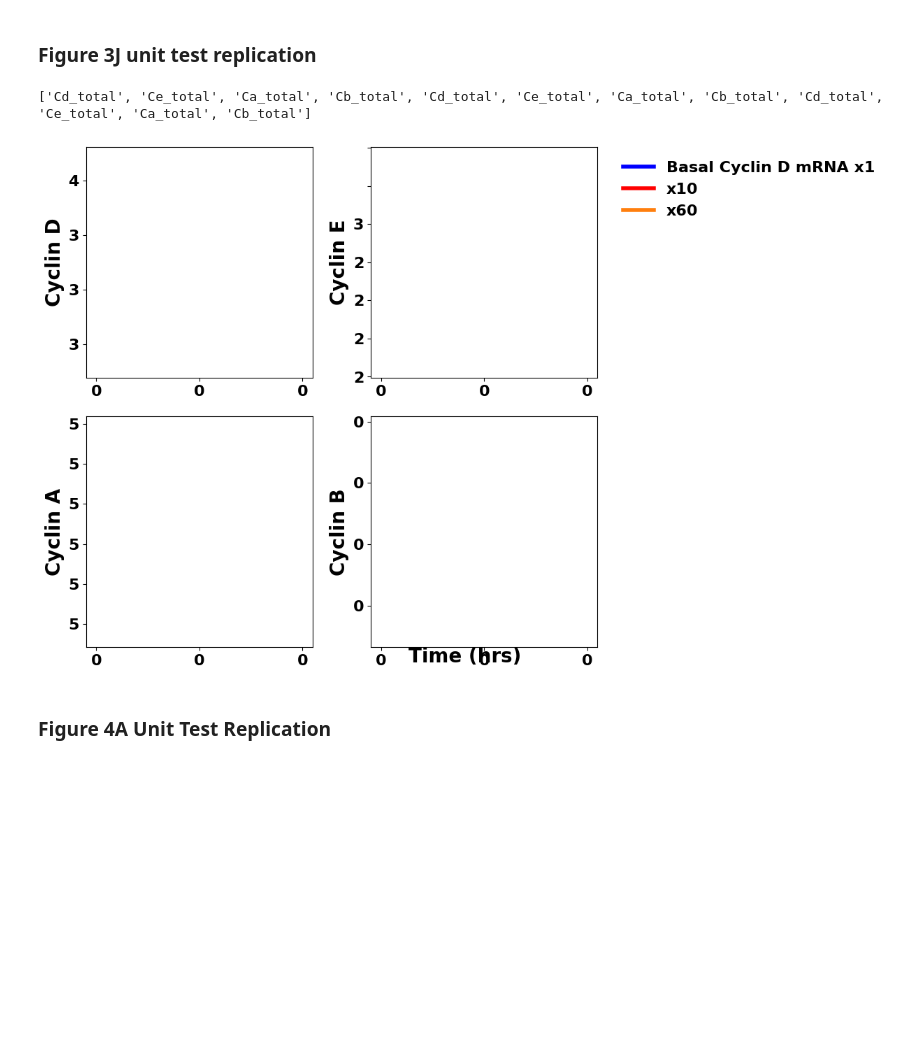
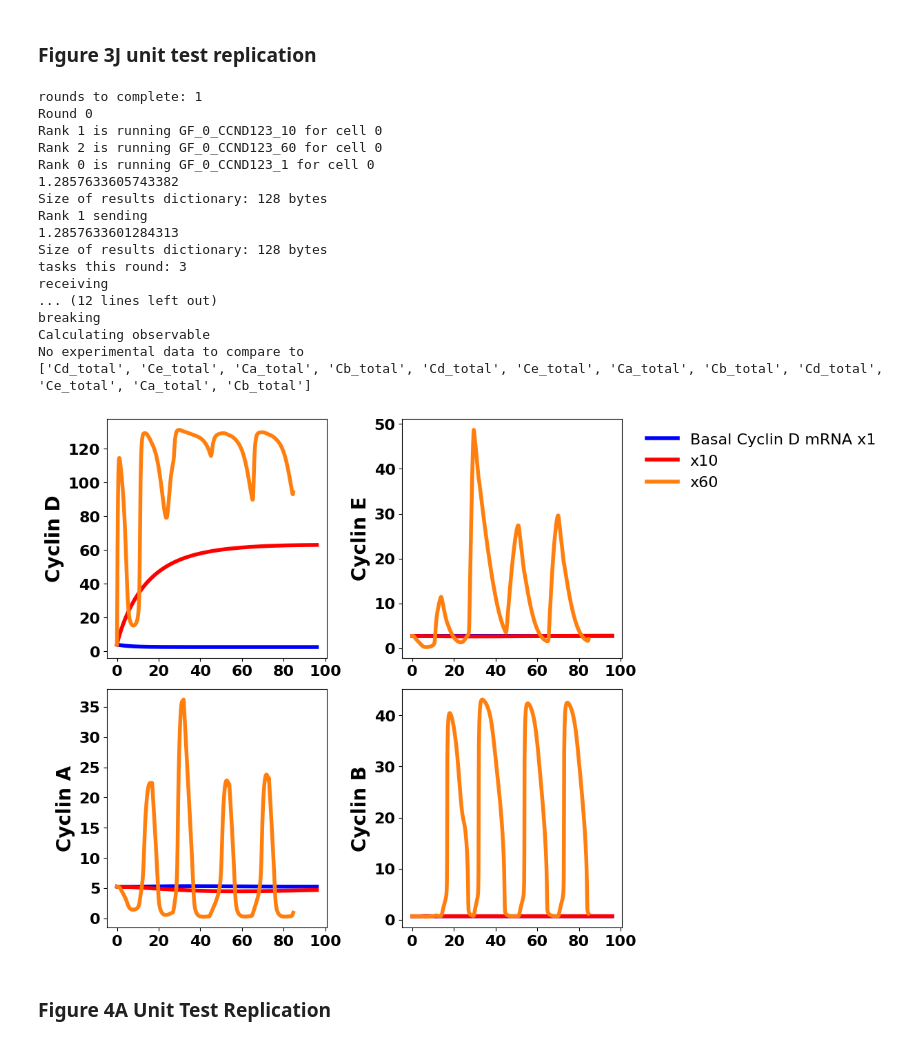
Before and after one commit to birtwistlelab/SPARCED, a Jupyter notebook: unit_tests/src/benchmark evaluation notebook.ipynb, the cells around one changed output. Cells and saved outputs as stored; diff of their text form; code cells hidden in the pictures; blank space fills up the shorter version.

```diff
--- a/unit_tests/src/benchmark evaluation notebook.ipynb
+++ b/unit_tests/src/benchmark evaluation notebook.ipynb
@@ -392,9 +430,9 @@ fig.savefig('Fig3BCD.png', bbox_inches='tight', dpi=300)
 # %% [markdown]
 ### Figure 3E unit test replication
 # %%
-os.chdir(os.path.join(sparced_root, 'unit_tests/Fig3E/results'))
-
-with open ('Fig3E.pkl', 'rb') as f:
+os.chdir(os.path.join(sparced_root, 'unit_tests/Fig3E/scripts'))
+!mpiexec -n 8 python3 run_unit_test.py
+with open ('../results/Fig3E.pkl', 'rb') as f:
     data = pickle.load(f)
 
 conds = []
@@ -437,5 +475,5 @@ axs[2].set_xlabel('Time (hrs)', weight='bold', fontsize=20)
 fig.text(0.0, 0.5, 'Active p53 (nM)', va='center', rotation='vertical', weight='bold', fontsize=20)
 
 plt.tight_layout()
-# fig.savefig('../results/Fig3E.png')
+fig.savefig('../results/Fig3E.png')
 # %% [output]
@@ -479,9 +535,9 @@ fig.savefig('Fig3F_ERM.png')
 # %% [markdown]
 ### Fig 3G Unit Test Replication
 # %%
-os.chdir(os.path.join(sparced_root, 'unit_tests/Fig3G/results'))
-
-with open('Fig3G.pkl', 'rb') as f:
+os.chdir(os.path.join(sparced_root, 'unit_tests/Fig3G/scripts'))
+!mpiexec -n 8 python3 run_unit_test.py
+with open('../results/Fig3G.pkl', 'rb') as f:
    data = pickle.load(f)
 
 traildoses = np.array([0.000385, 0.001925, 0.00385, 0.01925, 0.0385, 0.1925, 0.385, 1.9250, 3.85, 19.25, 38.5])
@@ -518,18 +574,17 @@ axs[1].set_xlabel('Time (hrs)', weight='bold', fontsize=20)
 # Set the y-axis label
 fig.text(0.025, 0.5, 'Time to Death (hrs)', va='center', rotation='vertical', weight='bold', fontsize=20)
 
-fig.savefig('Fig3G.png', dpi=300, bbox_inches='tight')
+fig.savefig('../results/Fig3G.png', dpi=300, bbox_inches='tight')
 # %% [output]
 [figure]
 # %% [markdown]
 ## Fig 3H Unit Test Replication
 # %%
-os.chdir(os.path.join(sparced_root, 'unit_tests/Fig3H/results/'))
-with open('Fig3H.pkl', 'rb') as f:
+os.chdir(os.path.join(sparced_root, 'unit_tests/Fig3H/scripts/'))
+# !mpiexec -n 8 python3 run_unit_test.py
+with open('../results/Fig3H.pkl', 'rb') as f:
     data = pickle.load(f)
 
-# for condition in data:
-#     print(data[condition].keys())
 doses = [0.0385, 0.1925, 0.385, 1.925, 3.85, 19.25, 38.5]
 alive_ratio = CellDeathMetrics(data, 'cPARP_total').alive_ratio(percent=True)
 print(alive_ratio)
@@ -552,5 +607,5 @@ ax.set_yticklabels(ax.get_yticks(), weight='bold', fontsize=16)
 legend_properties = {'weight':'bold'}
 plt.legend(['Experimental','Simulations'], frameon = False, bbox_to_anchor=[1.05, 1], loc='upper left', fontsize=16, prop=legend_properties)
 plt.tight_layout()
-plt.savefig('Fig3H.png', dpi=300, bbox_inches='tight')
+plt.savefig('../results/Fig3H.png', dpi=300, bbox_inches='tight')
 # %% [output]
@@ -559,9 +614,9 @@ plt.savefig('Fig3H.png', dpi=300, bbox_inches='tight')
 # %% [markdown]
 ### Fig 3I Unit Test Replication
 # %%
-os.chdir(os.path.join(sparced_root, 'unit_tests/Fig3I/results'))
-
-with open('Fig3I.pkl', 'rb') as f:
+os.chdir(os.path.join(sparced_root, 'unit_tests/Fig3I/scripts/'))
+!mpiexec -n 8 python3 run_unit_test.py
+with open('../results/Fig3I.pkl', 'rb') as f:
     data = pickle.load(f)
 
 plt.figure(figsize=(7, 4))
@@ -578,5 +633,5 @@ plt.xticks(fontsize=16, weight='bold')
 plt.yticks(fontsize=16, weight='bold')
 plt.legend(['Low TRAIL dose','+ppERK / +ppAKT','+PUMA / +NOXA'], bbox_to_anchor=(1.05, 1), loc='upper left', frameon=False)
 plt.tight_layout()
-plt.savefig(os.path.join(sparced_root, 'unit_test_3I.png'), dpi=300)
+plt.savefig(os.path.join('../results/unit_test_3I.png'), dpi=300)
 # %% [output]
@@ -584,8 +656,9 @@ plt.savefig(os.path.join(sparced_root, 'unit_test_3I.png'), dpi=300)
 # %% [markdown]
 ### Figure 3J unit test replication
 # %%
-os.chdir(os.path.join(sparced_root, 'unit_tests/Fig3J/results'))
-with open('Fig3J.pkl', 'rb') as f:
+os.chdir(os.path.join(sparced_root, 'unit_tests/Fig3J/scripts'))
+!mpiexec -n 8 python3 run_unit_test.py
+with open('../results/Fig3J.pkl', 'rb') as f:
     data = pickle.load(f)
 
 observables = []
@@ -610,38 +683,51 @@ ax[0,0].set_ylabel('Cyclin D', weight='bold', fontsize=20)
 ax[0,1].plot(data[conditions[0]]['cell 0'][observables[1]]['toutS']/3600, data[conditions[0]]['cell 0'][observables[1]]['xoutS'], linewidth=4, color='b')
 ax[0,1].plot(data[conditions[1]]['cell 0'][observables[1]]['toutS']/3600, data[conditions[1]]['cell 0'][observables[1]]['xoutS'], linewidth=4, color='r')
 ax[0,1].plot(data[conditions[2]]['cell 0'][observables[1]]['toutS']/3600, data[conditions[2]]['cell 0'][observables[1]]['xoutS'], linewidth=4, color='tab:orange')
 ax[0,1].set_yticklabels(ax[0,1].get_yticks().astype(int), weight='bold', fontsize=16)
 ax[0,1].set_xticklabels(ax[0,1].get_xticks().astype(int), weight='bold', fontsize=16)
 # ax[0,1].set_title('Cyclin E', weight='bold', fontsize=16)
 ax[0,1].set_ylabel('Cyclin E', weight='bold', fontsize=20)
 ax[0,1].legend(['Basal Cyclin D mRNA x1', 'x10', 'x60'], bbox_to_anchor=(1.05, 1), loc='upper left', frameon=False, fontsize=16)
 
 #Cyclin A plot
 ax[1,0].plot(data[conditions[0]]['cell 0'][observables[2]]['toutS']/3600, data[conditions[0]]['cell 0'][observables[2]]['xoutS'], linewidth=4, color='b')
 ax[1,0].plot(data[conditions[1]]['cell 0'][observables[2]]['toutS']/3600, data[conditions[1]]['cell 0'][observables[2]]['xoutS'], linewidth=4, color='r')
 ax[1,0].plot(data[conditions[2]]['cell 0'][observables[2]]['toutS']/3600, data[conditions[2]]['cell 0'][observables[2]]['xoutS'], linewidth=4, color='tab:orange')
 ax[1,0].set_yticklabels(ax[1,0].get_yticks().astype(int), weight='bold', fontsize=16)
 ax[1,0].set_xticklabels(ax[1,0].get_xticks().astype(int), weight='bold', fontsize=16)
 ax[1,0].set_ylabel('Cyclin A', weight='bold', fontsize=20)
 # ax[1,0].set_title('Cyclin A', weight='bold', fontsize=16)
 
 #Cyclin B plot
 ax[1,1].plot(data[conditions[0]]['cell 0'][observables[3]]['toutS']/3600, data[conditions[0]]['cell 0'][observables[3]]['xoutS'], linewidth=4, color='b')
 ax[1,1].plot(data[conditions[1]]['cell 0'][observables[3]]['toutS']/3600, data[conditions[1]]['cell 0'][observables[3]]['xoutS'], linewidth=4, color='r')
 ax[1,1].plot(data[conditions[2]]['cell 0'][observables[3]]['toutS']/3600, data[conditions[2]]['cell 0'][observables[3]]['xoutS'], linewidth=4, color='tab:orange')
 ax[1,1].set_yticklabels(ax[1,1].get_yticks().astype(int), weight='bold', fontsize=16)
 ax[1,1].set_xticklabels(ax[1,1].get_xticks().astype(int), weight='bold', fontsize=16)
 # ax[1,1].set_title('Cyclin B', weight='bold', fontsize=16)
 ax[1,1].set_ylabel('Cyclin B', weight='bold', fontsize=20)
-# Add an arrow pointing to the x-axis label
-fig.text(0.5, 0.04, 'Time (hrs)', ha='center', fontsize=20, weight='bold')  # Add x-axis label
-
 
 fig.tight_layout()
-fig.savefig('Fig3J.png', dpi=300)
+fig.savefig('../results/Fig3J.png', dpi=300)
 # %% [output]
+rounds to complete: 1
+Round 0
+Rank 1 is running GF_0_CCND123_10 for cell 0
+Rank 2 is running GF_0_CCND123_60 for cell 0
+Rank 0 is running GF_0_CCND123_1 for cell 0
+1.2857633605743382
+Size of results dictionary: 128 bytes
+Rank 1 sending
+1.2857633601284313
+Size of results dictionary: 128 bytes
+tasks this round: 3
+receiving
+... (12 lines left out)
+breaking
+Calculating observable
+No experimental data to compare to
 ['Cd_total', 'Ce_total', 'Ca_total', 'Cb_total', 'Cd_total', 'Ce_total', 'Ca_total', 'Cb_total', 'Cd_total', 'Ce_total', 'Ca_total', 'Cb_total']
-[figure, old version]
+[figure, new version]
 # %% [markdown]
 ### Figure 4A Unit Test Replication
 # %%
```
Also changed, not shown: parts of 14 cells of this notebook, 31 other files.
